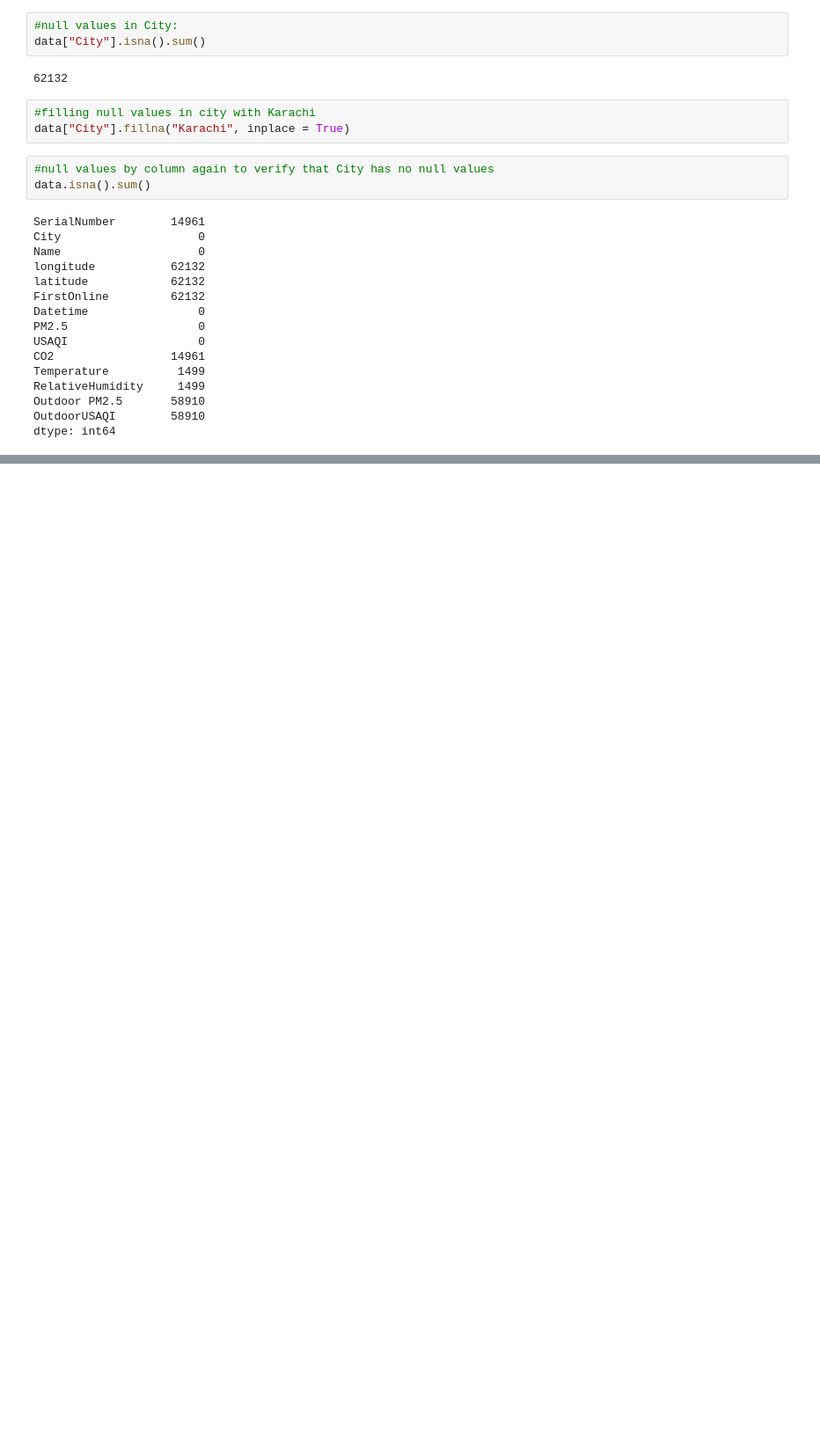
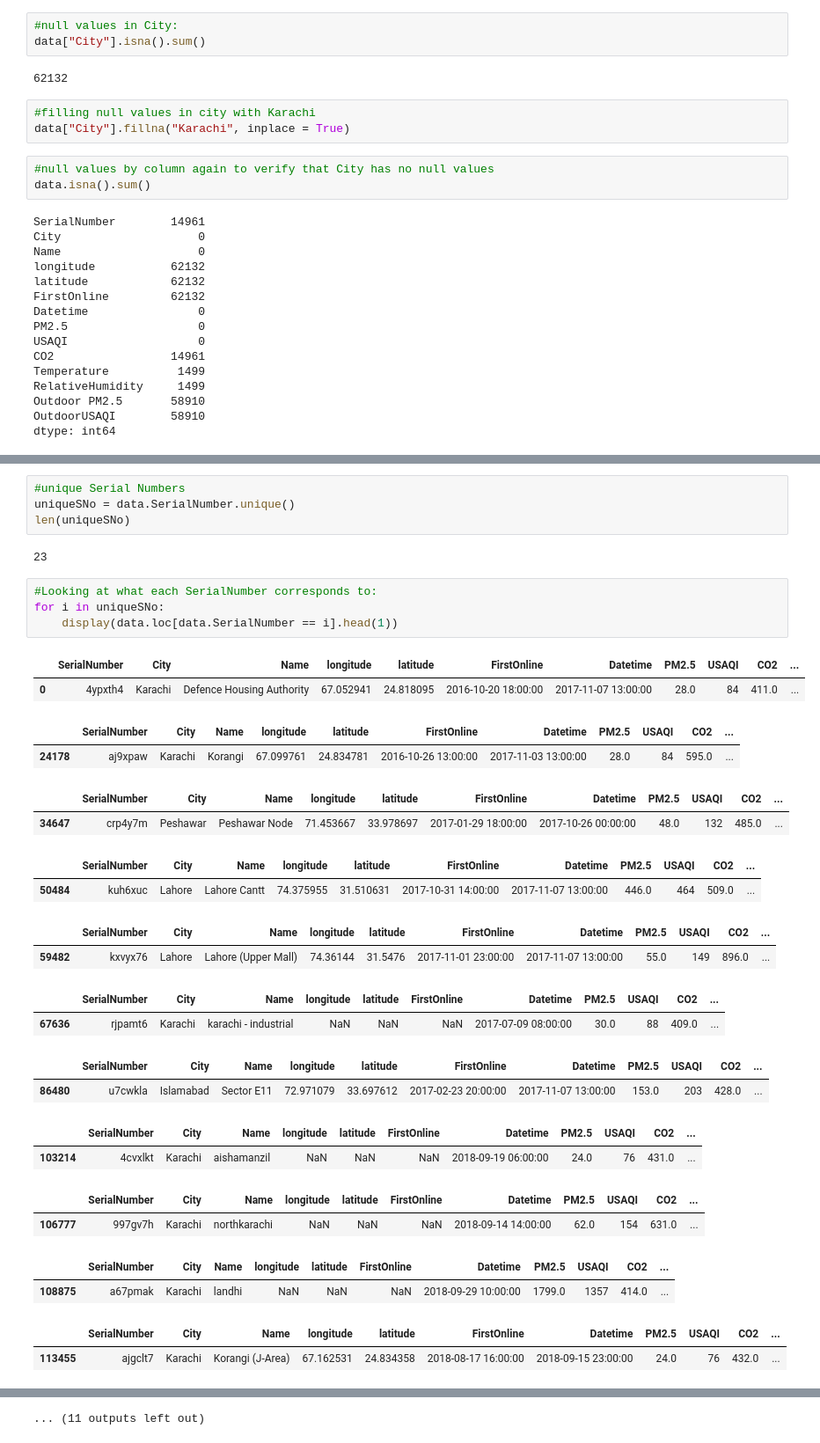
Before and after one commit to Rayyan98/airQualityDeepLearning, a Jupyter notebook: code/exploringData.ipynb, the cells around one changed output, grey strips where cells are left out. Shown at 88% size. Drawn from its saved outputs; the diff is of its cells as text; blank space fills up the shorter version.

```diff
--- a/code/exploringData.ipynb
+++ b/code/exploringData.ipynb
@@ -99,0 +120,33 @@ dtype: int64
+# %%
+#unique Serial Numbers
+uniqueSNo = data.SerialNumber.unique()
+len(uniqueSNo)
+# %% [output]
+23
+# %%
+#Looking at what each SerialNumber corresponds to:
+for i in uniqueSNo:
+    display(data.loc[data.SerialNumber == i].head(1))
+# %% [output]
+|  | SerialNumber | City | Name | longitude | latitude | FirstOnline | Datetime | PM2.5 | USAQI | CO2 | ... |
+| 0 | 4ypxth4 | Karachi | Defence Housing Authority | 67.052941 | 24.818095 | 2016-10-20 18:00:00 | 2017-11-07 13:00:00 | 28.0 | 84 | 411.0 | ... |
+|  | SerialNumber | City | Name | longitude | latitude | FirstOnline | Datetime | PM2.5 | USAQI | CO2 | ... |
+| 24178 | aj9xpaw | Karachi | Korangi | 67.099761 | 24.834781 | 2016-10-26 13:00:00 | 2017-11-03 13:00:00 | 28.0 | 84 | 595.0 | ... |
+|  | SerialNumber | City | Name | longitude | latitude | FirstOnline | Datetime | PM2.5 | USAQI | CO2 | ... |
+| 34647 | crp4y7m | Peshawar | Peshawar Node | 71.453667 | 33.978697 | 2017-01-29 18:00:00 | 2017-10-26 00:00:00 | 48.0 | 132 | 485.0 | ... |
+|  | SerialNumber | City | Name | longitude | latitude | FirstOnline | Datetime | PM2.5 | USAQI | CO2 | ... |
+| 50484 | kuh6xuc | Lahore | Lahore Cantt | 74.375955 | 31.510631 | 2017-10-31 14:00:00 | 2017-11-07 13:00:00 | 446.0 | 464 | 509.0 | ... |
+|  | SerialNumber | City | Name | longitude | latitude | FirstOnline | Datetime | PM2.5 | USAQI | CO2 | ... |
+| 59482 | kxvyx76 | Lahore | Lahore (Upper Mall) | 74.36144 | 31.5476 | 2017-11-01 23:00:00 | 2017-11-07 13:00:00 | 55.0 | 149 | 896.0 | ... |
+|  | SerialNumber | City | Name | longitude | latitude | FirstOnline | Datetime | PM2.5 | USAQI | CO2 | ... |
+| 67636 | rjpamt6 | Karachi | karachi - industrial | NaN | NaN | NaN | 2017-07-09 08:00:00 | 30.0 | 88 | 409.0 | ... |
+|  | SerialNumber | City | Name | longitude | latitude | FirstOnline | Datetime | PM2.5 | USAQI | CO2 | ... |
+| 86480 | u7cwkla | Islamabad | Sector E11 | 72.971079 | 33.697612 | 2017-02-23 20:00:00 | 2017-11-07 13:00:00 | 153.0 | 203 | 428.0 | ... |
+|  | SerialNumber | City | Name | longitude | latitude | FirstOnline | Datetime | PM2.5 | USAQI | CO2 | ... |
+| 103214 | 4cvxlkt | Karachi | aishamanzil | NaN | NaN | NaN | 2018-09-19 06:00:00 | 24.0 | 76 | 431.0 | ... |
+|  | SerialNumber | City | Name | longitude | latitude | FirstOnline | Datetime | PM2.5 | USAQI | CO2 | ... |
+| 106777 | 997gv7h | Karachi | northkarachi | NaN | NaN | NaN | 2018-09-14 14:00:00 | 62.0 | 154 | 631.0 | ... |
+|  | SerialNumber | City | Name | longitude | latitude | FirstOnline | Datetime | PM2.5 | USAQI | CO2 | ... |
+| 108875 | a67pmak | Karachi | landhi | NaN | NaN | NaN | 2018-09-29 10:00:00 | 1799.0 | 1357 | 414.0 | ... |
+|  | SerialNumber | City | Name | longitude | latitude | FirstOnline | Datetime | PM2.5 | USAQI | CO2 | ... |
+| 113455 | ajgclt7 | Karachi | Korangi (J-Area) | 67.162531 | 24.834358 | 2018-08-17 16:00:00 | 2018-09-15 23:00:00 | 24.0 | 76 | 432.0 | ... |
@@ -99,0 +155 @@ dtype: int64
+... (11 outputs left out)
```
Also changed, not shown: parts of 17 cells of this notebook.
